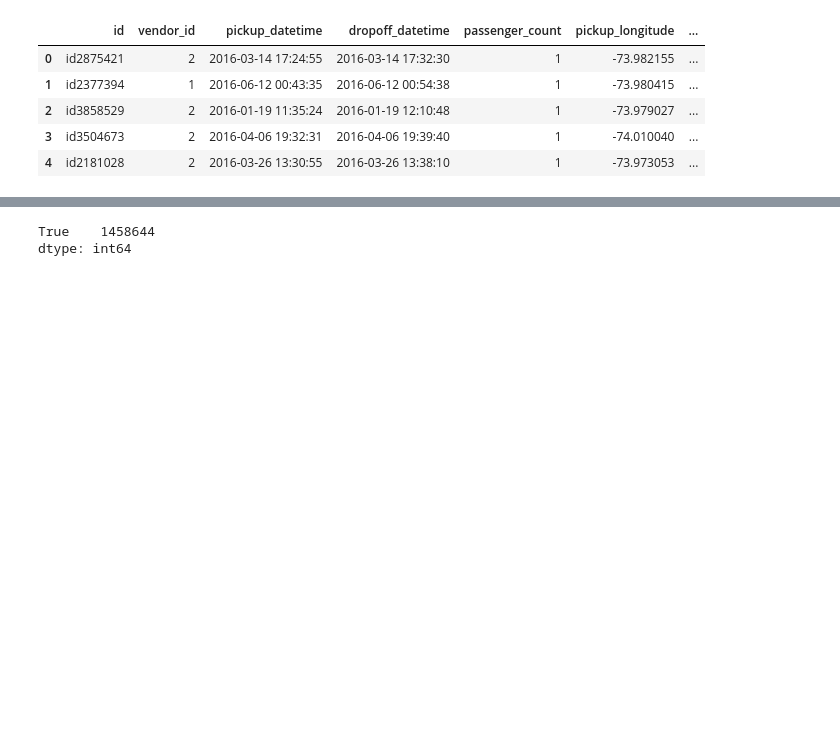
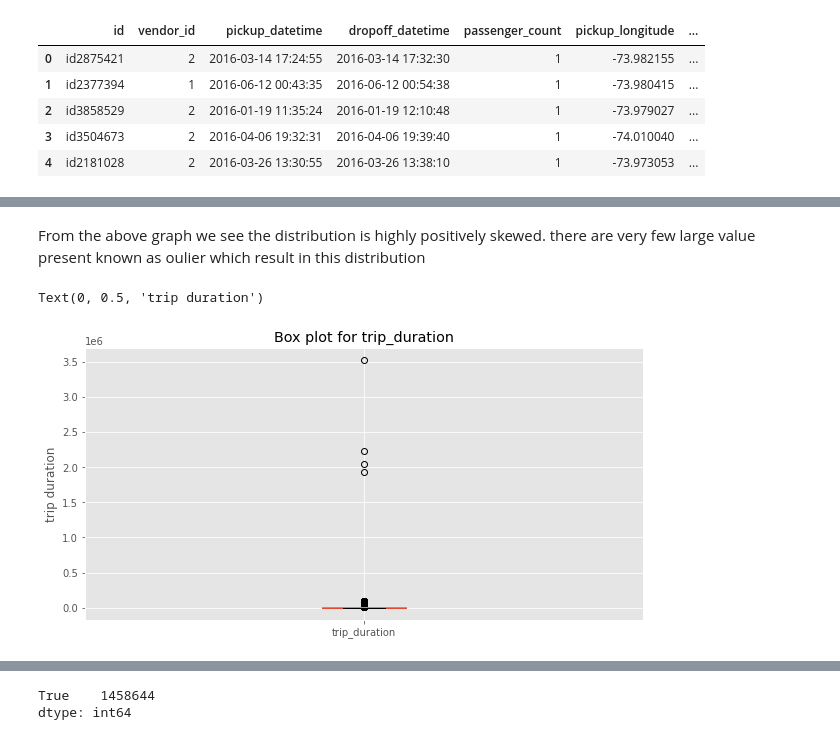
Before and after one commit to jainrasik/NYC-Taxi-Trip-Time-Prediction-Rasik-Jain, a Jupyter notebook: NYC_Taxi_Trip_Time_Prediction_rasik_jain_Capstone_Project.ipynb, the cells around one changed output, grey strips where cells are left out. Drawn from its saved outputs; the diff is of its cells as text; code cells hidden in the pictures; blank space fills up the shorter version.

```diff
--- a/NYC_Taxi_Trip_Time_Prediction_rasik_jain_Capstone_Project.ipynb
+++ b/NYC_Taxi_Trip_Time_Prediction_rasik_jain_Capstone_Project.ipynb
@@ -136,0 +148,11 @@ df['trip_duration'].plot(kind='box')
+# %% [markdown]
+From the above graph we see the distribution is highly positively skewed. there are very few large value present known as oulier which result in this distribution
+# %%
+#checking the outlier present in our dataset.
+plt.figure(figsize=[10,5])
+df['trip_duration'].plot(kind='box')
+plt.title("Box plot for trip_duration")
+plt.ylabel("trip duration")
+# %% [output]
+Text(0, 0.5, 'trip duration')
+[figure, added]
```
Also changed, not shown: parts of 39 cells of this notebook.
